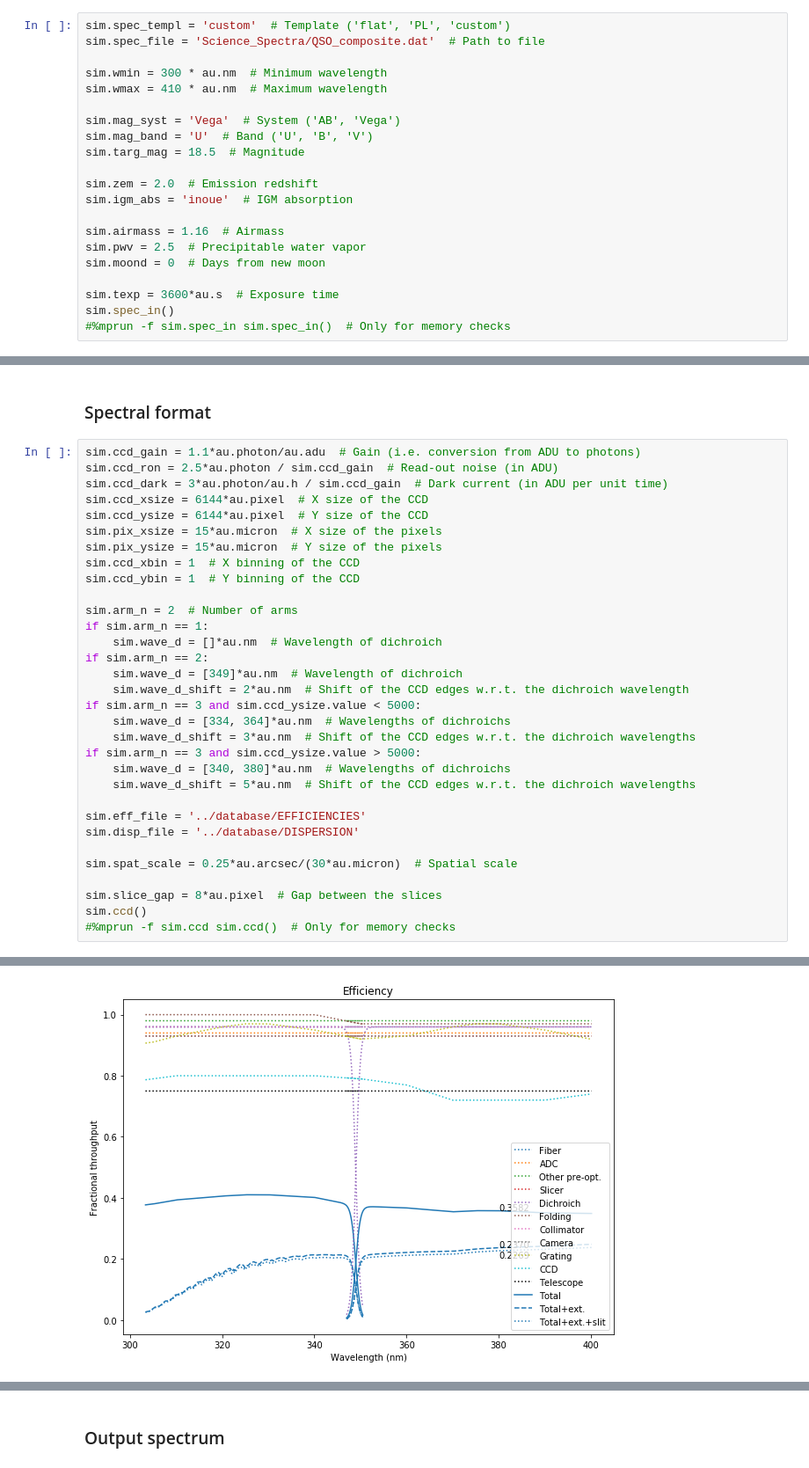
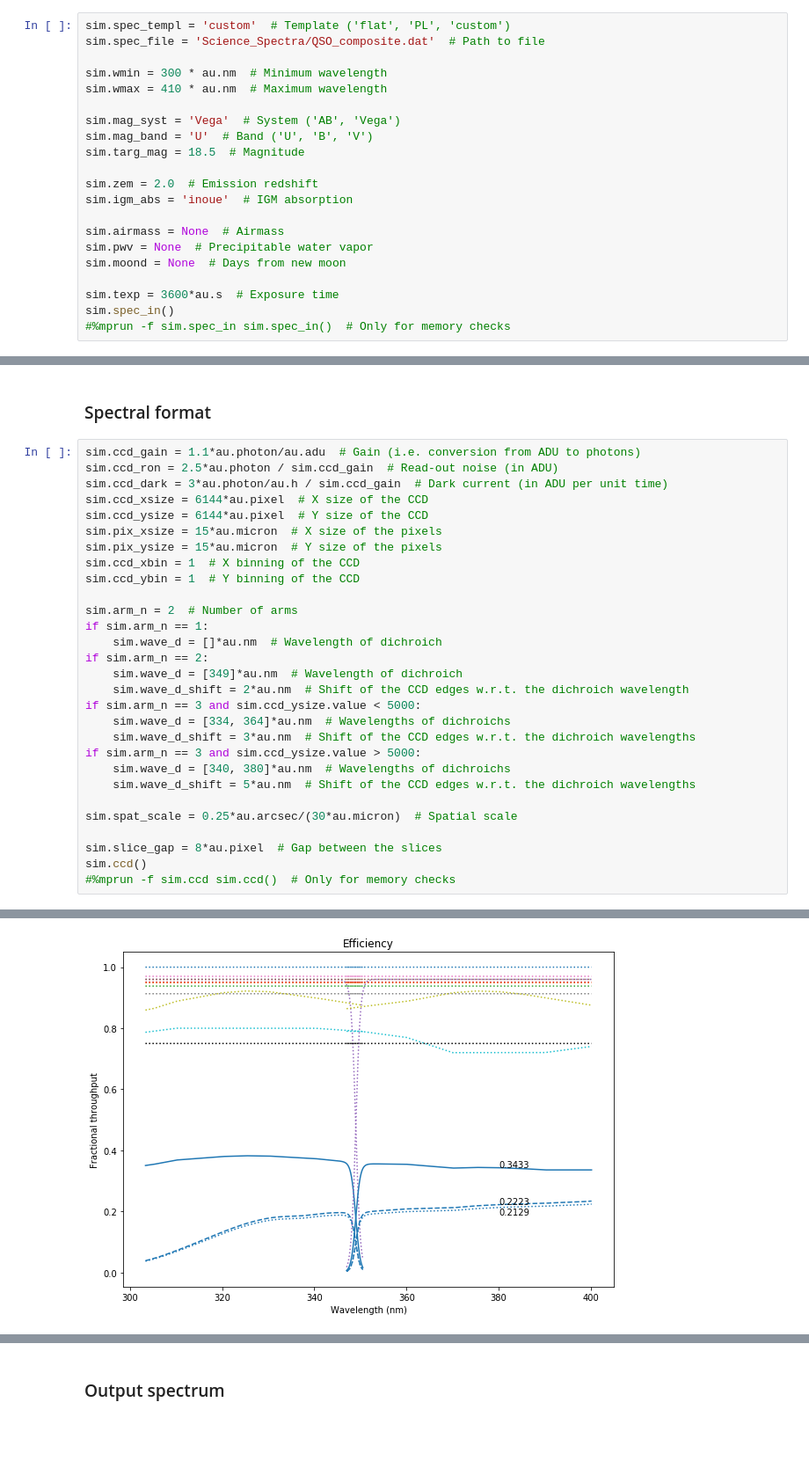
Before and after one commit to gcupani/cubes, a Jupyter notebook: sw/CUBES E2E simulator (compact).ipynb, the cells around one changed output, grey strips where cells are left out. Shown: that part at 88% size. Saved outputs shown, nothing was run; the diff lists cells and outputs as text; blank space fills up the shorter version.

```diff
--- a/sw/CUBES E2E simulator (compact).ipynb
+++ b/sw/CUBES E2E simulator (compact).ipynb
@@ -22,9 +22,9 @@ sim.targ_mag = 18.5  # Magnitude
 sim.zem = 2.0  # Emission redshift
 sim.igm_abs = 'inoue'  # IGM absorption
 
-sim.airmass = 1.16  # Airmass
-sim.pwv = 2.5  # Precipitable water vapor
-sim.moond = 0  # Days from new moon
+sim.airmass = None  # Airmass
+sim.pwv = None  # Precipitable water vapor
+sim.moond = None  # Days from new moon
 
 sim.texp = 3600*au.s  # Exposure time
 sim.spec_in()
@@ -83,9 +82,6 @@ if sim.arm_n == 3 and sim.ccd_ysize.value > 5000:
     sim.wave_d = [340, 380]*au.nm  # Wavelengths of dichroichs
     sim.wave_d_shift = 5*au.nm  # Shift of the CCD edges w.r.t. the dichroich wavelengths
 
-sim.eff_file = '../database/EFFICIENCIES'
-sim.disp_file = '../database/DISPERSION'
-
 sim.spat_scale = 0.25*au.arcsec/(30*au.micron)  # Spatial scale
 
 sim.slice_gap = 8*au.pixel  # Gap between the slices
@@ -99 +95 @@ Slices projected onto arms.
-[figure, old version]
+[figure, new version]
```
Also changed, not shown: parts of 4 cells of this notebook, 2 other files.
